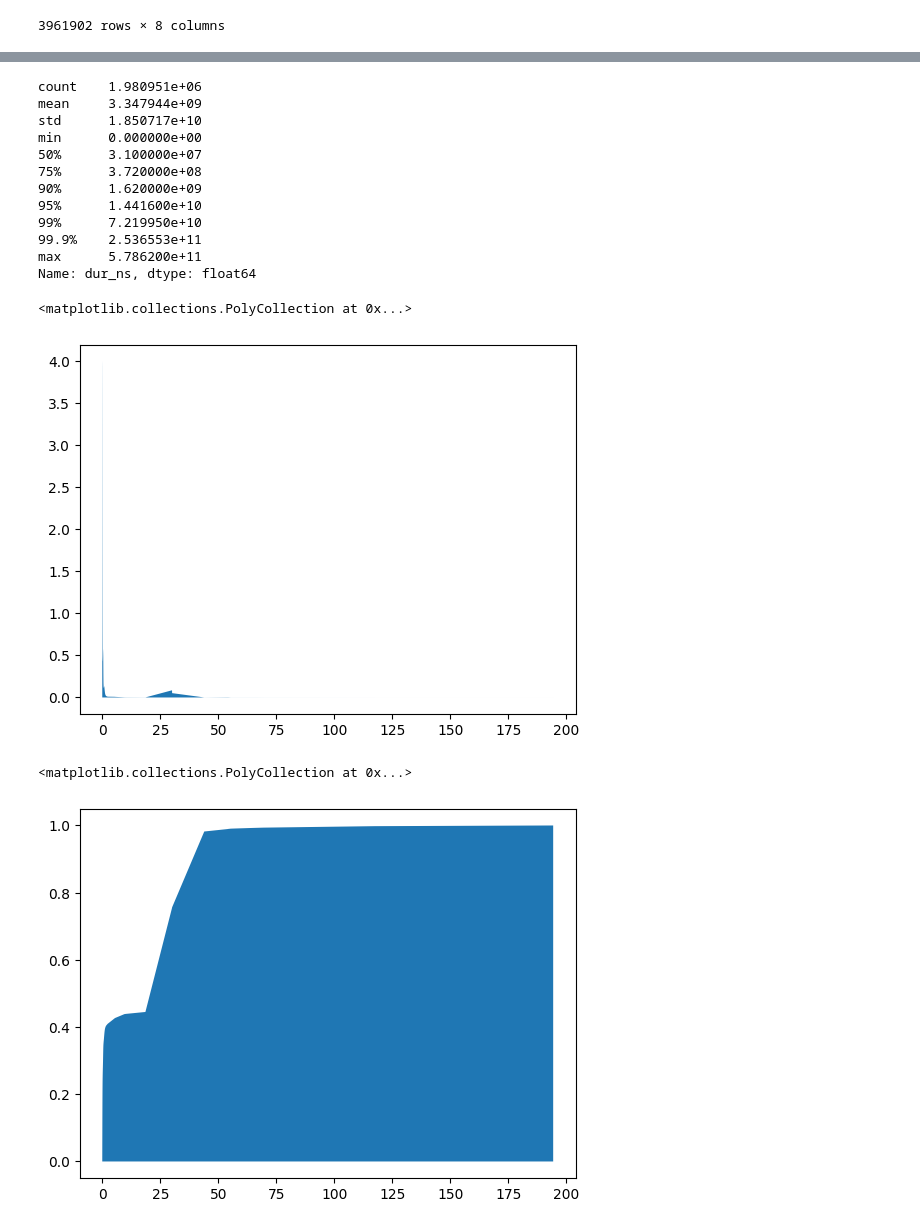
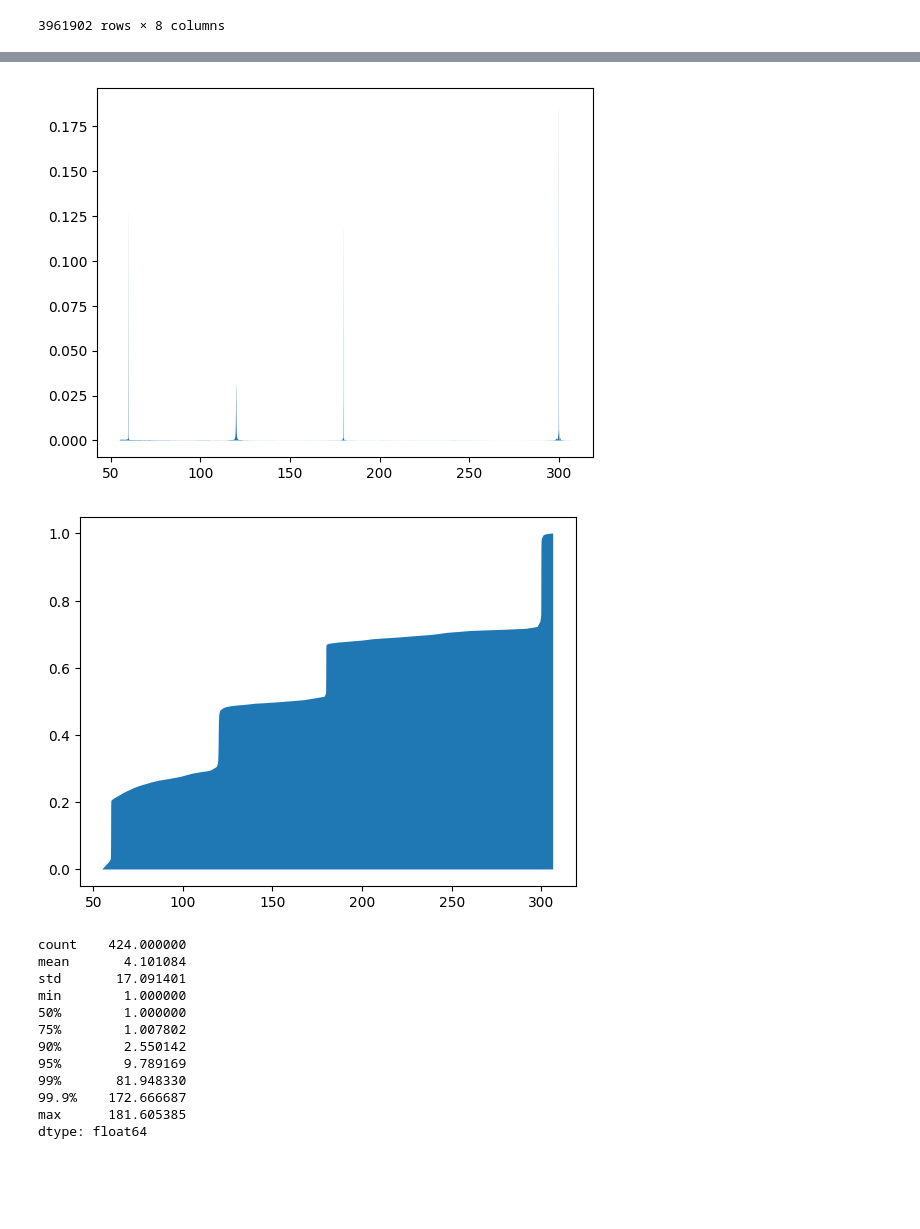
Before and after one commit to giovannioliveira/faasched-data, a Jupyter notebook: datasci/notebooks/DATASET_AUGMENT.ipynb, the cells around one changed output, grey strips where cells are left out. Saved outputs shown, nothing was run; the diff lists cells and outputs as text; code cells hidden in the pictures; blank space fills up the shorter version.

```diff
--- a/datasci/notebooks/DATASET_AUGMENT.ipynb
+++ b/datasci/notebooks/DATASET_AUGMENT.ipynb
@@ -111,27 +231,20 @@ df_out = DF[DF['event_type'] == 0]
+# %%
+    probs_from_samples((STATE_FUNC['arrival_dt']/NS_TO_S).values,xl=55,xr=320,n_size=700,plot=True,plot_xlog=False,random_state=420, kernel='epanechnikov');
+# %% [output]
+[figure, added]
+[figure, added]
 # %%
-df_out['dur_ns'].describe(percentiles=PERCENTILES)
+STATE_FUNC['avg_active_count'].describe(percentiles=PERCENTILES)
 # %% [output]
-count    1.980951e+06
-mean     3.347944e+09
-std      1.850717e+10
-min      0.000000e+00
-50%      3.100000e+07
-75%      3.720000e+08
-90%      1.620000e+09
-95%      1.441600e+10
-99%      7.219950e+10
-99.9%    2.536553e+11
-max      5.786200e+11
-Name: dur_ns, dtype: float64
+count    424.000000
+mean       4.101084
+std       17.091401
+min        1.000000
+50%        1.000000
+75%        1.007802
+90%        2.550142
+95%        9.789169
+99%       81.948330
+99.9%    172.666687
+max      181.605385
+dtype: float64
-# %%
-X_d, Y_d, kde = pdf_from_samples(df_out['dur_ns'].values/NS_TO_S)
-pyplot.fill_between(X_d,Y_d)
-# %% [output]
-<matplotlib.collections.PolyCollection at 0x...>
-[figure, removed]
-# %%
-Y_c = cdf_from_pdf(X_d,Y_d)
-pyplot.fill_between(X_d,Y_c)
-# %% [output]
-<matplotlib.collections.PolyCollection at 0x...>
-[figure, removed]
```
Also changed, not shown: parts of 26 cells of this notebook, 1 other file.
